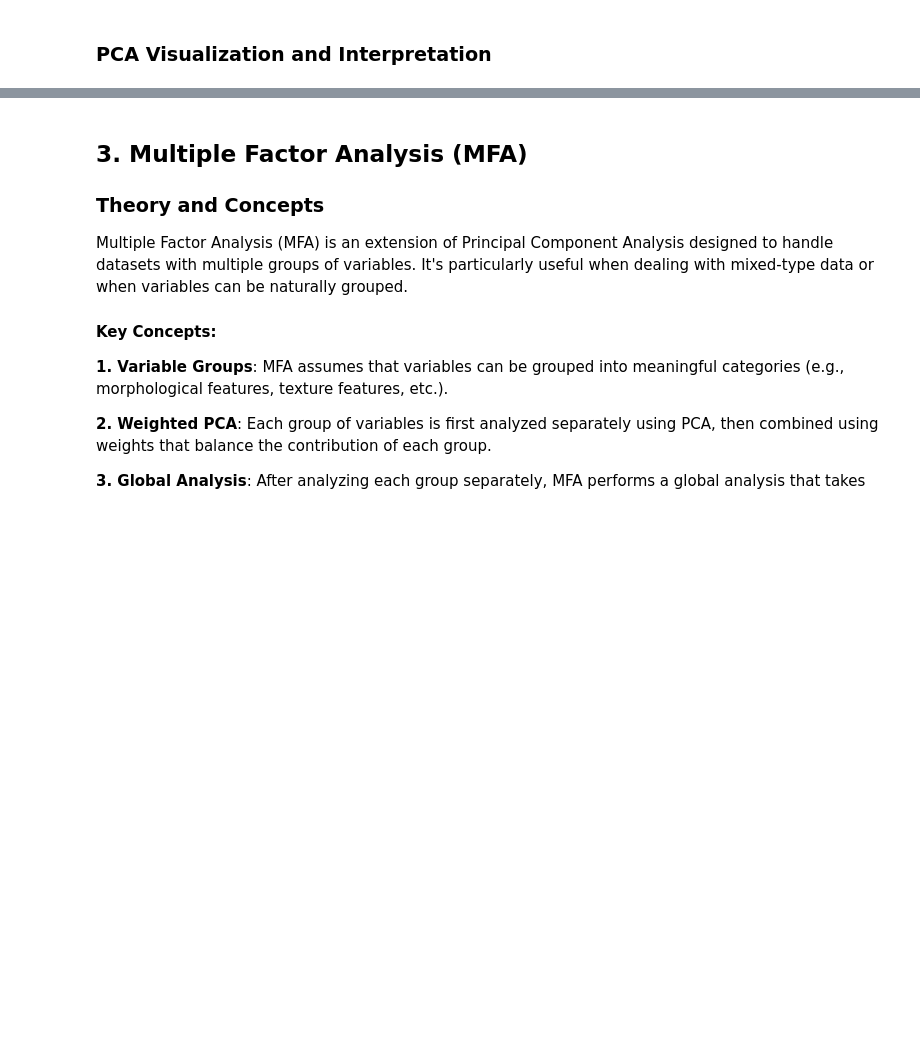
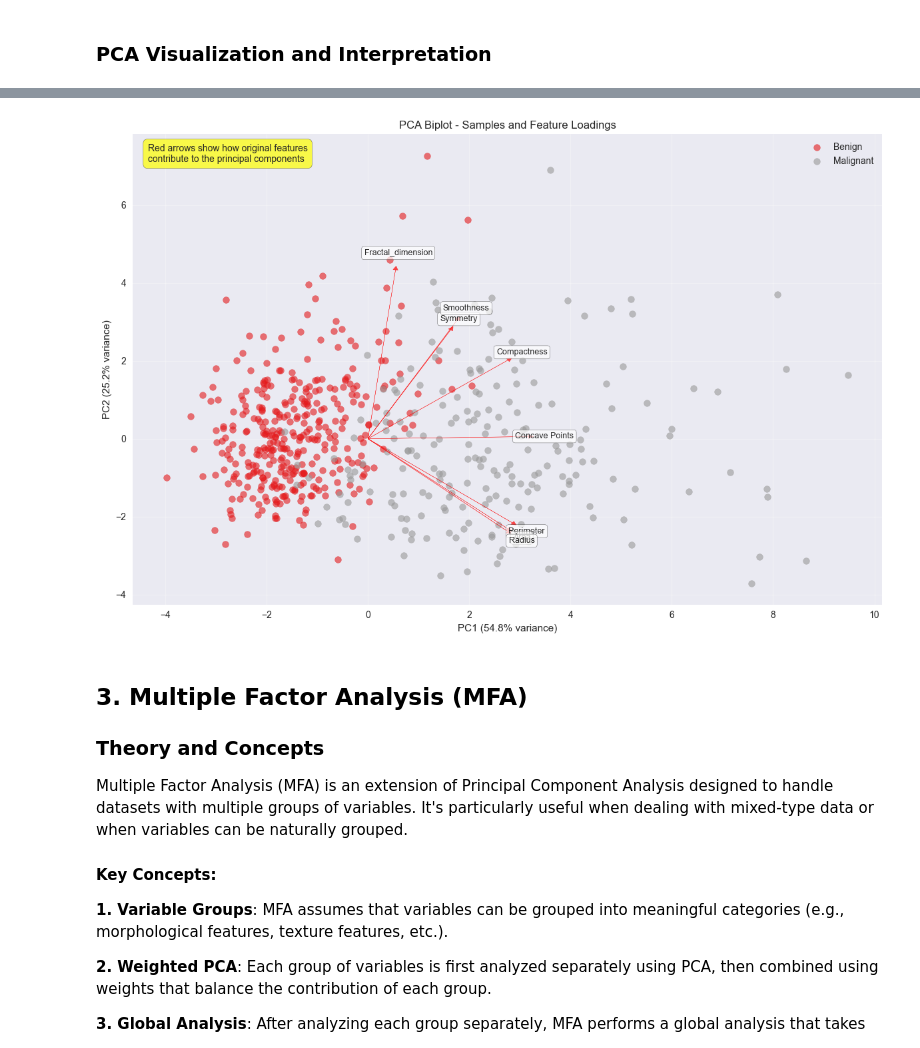
Before and after one commit to domwelsh/ctic_pca, a Jupyter notebook: pca_notebook.ipynb, the cells around one changed output, grey strips where cells are left out. Drawn from its saved outputs; the diff is of its cells as text; code cells hidden in the pictures; blank space fills up the shorter version.

Commit message:
Added biplot

```diff
--- a/pca_notebook.ipynb
+++ b/pca_notebook.ipynb
@@ -182,3 +208,81 @@ else:
+# %%
+# PCA Biplot - shows both samples and feature contributions
+def plot_biplot(pca_scores, pca_components, feature_names, target=None, pc1=0, pc2=1, max_features=10):
+    """
+    Create a PCA biplot showing both samples and feature loadings
+
+    Parameters:
+    - pca_scores: transformed data (samples in PC space)
+    - pca_components: PCA components (loadings)
+    - feature_names: names of original features
+    - target: target variable for coloring samples
+    - pc1, pc2: which principal components to plot
+    - max_features: maximum number of feature arrows to show
+    """
+
+    fig, ax = plt.subplots(figsize=(12, 8))
+
+    # Plot samples
+    if target is not None:
+        unique_labels = np.unique(target)
+        colors = plt.cm.Set1(np.linspace(0, 1, len(unique_labels)))
+
+        for i, label in enumerate(unique_labels):
+            mask = target == label
+            ax.scatter(pca_scores[mask, pc1], pca_scores[mask, pc2],
+                      c=[colors[i]], label=f'{label}', alpha=0.6, s=50)
+    else:
+        ax.scatter(pca_scores[:, pc1], pca_scores[:, pc2], alpha=0.6, s=50)
+
+    # Plot feature vectors (loadings)
+    # Scale factor to make arrows visible
+    scale_factor = 0.8 * np.max(np.abs(pca_scores[:, [pc1, pc2]]))
+
+    # Get feature loadings for the selected components
+    loadings = pca_components[[pc1, pc2], :].T  # Shape: (n_features, 2)
+
+    # Select most important features to avoid overcrowding
+    # Use the magnitude of loadings to select features
+    feature_importance = np.sqrt(loadings[:, 0]**2 + loadings[:, 1]**2)
+    top_features_idx = np.argsort(feature_importance)[-max_features:]
+
+    # Plot feature arrows
+    for i in top_features_idx:
+        arrow_x = loadings[i, 0] * scale_factor
+        arrow_y = loadings[i, 1] * scale_factor
+
+        # Draw arrow
+        ax.arrow(0, 0, arrow_x, arrow_y,
+                head_width=0.1, head_length=0.1, fc='red', ec='red', alpha=0.7)
+
+        # Add feature name
+        ax.text(arrow_x * 1.1, arrow_y * 1.1, feature_names[i],
+               fontsize=9, ha='center', va='center',
+               bbox=dict(boxstyle="round,pad=0.3", facecolor="white", alpha=0.7))
+
+    # Set labels and title
+    var_explained = pca.explained_variance_ratio_
+    ax.set_xlabel(f'PC{pc1+1} ({var_explained[pc1]:.1%} variance)')
+    ax.set_ylabel(f'PC{pc2+1} ({var_explained[pc2]:.1%} variance)')
+    ax.set_title(f'PCA Biplot - Samples and Feature Loadings')
+
+    # Add grid and legend
+    ax.grid(True, alpha=0.3)
+    if target is not None:
+        ax.legend()
+
+    # Add explanation text
+    ax.text(0.02, 0.98, 'Red arrows show how original features\ncontribute to the principal components',
+           transform=ax.transAxes, verticalalignment='top',
+           bbox=dict(boxstyle="round,pad=0.5", facecolor="yellow", alpha=0.7))
+
+    plt.tight_layout()
+    plt.show()
+
+# Create the biplot
+plot_biplot(X_pca, pca.components_, X.columns.tolist(), target=y, max_features=8)
+# %% [output]
+[figure, added]
 # %% [markdown]
 ## 3. Multiple Factor Analysis (MFA)
 
```
Also changed, not shown: parts of 11 cells of this notebook.
